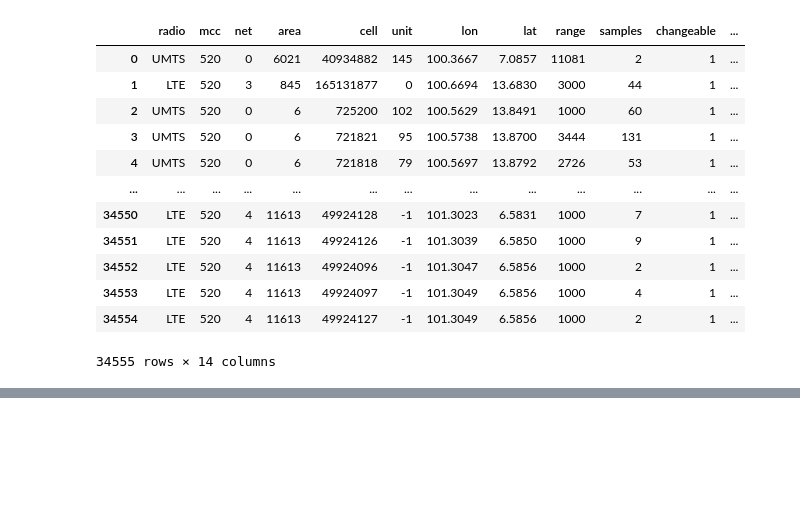
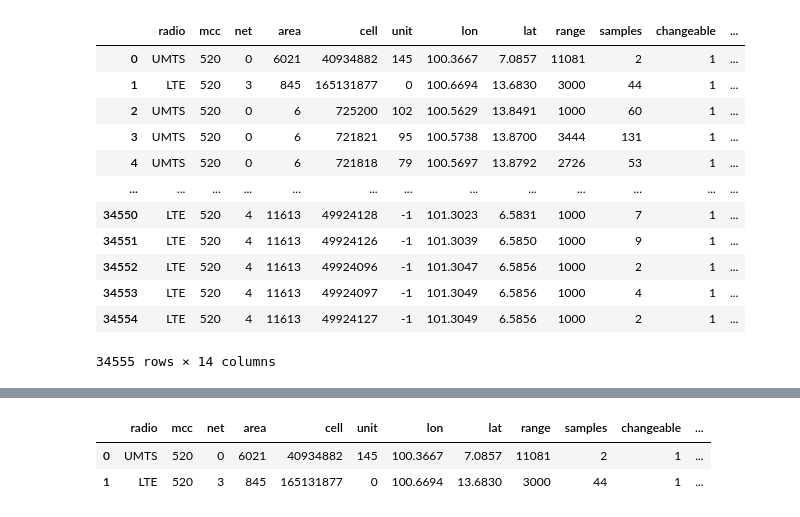
Before and after one commit to deynabaevax/telecom-market, a Jupyter notebook: file-names.ipynb, the cells around one changed output, grey strips where cells are left out. Cells and saved outputs as stored; diff of their text form; code cells hidden in the pictures; blank space fills up the shorter version.

Commit message:
change the format of the created and updated fields

```diff
--- a/file-names.ipynb
+++ b/file-names.ipynb
@@ -42,3 +42,7 @@ df
 | 34553 | LTE | 520 | 4 | 11613 | 49924097 | -1 | 101.3049 | 6.5856 | 1000 | 4 | 1 | ... |
 | 34554 | LTE | 520 | 4 | 11613 | 49924127 | -1 | 101.3049 | 6.5856 | 1000 | 2 | 1 | ... |
 34555 rows × 14 columns
+# %%
+# Convert timestamp fields to datetime
+df['created_utc'] = pd.to_datetime(df['created'], unit='s', utc=True)
+df['updated_utc'] = pd.to_datetime(df['updated'], unit='s', utc=True)
@@ -44,0 +65,3 @@ df
+# %%
+df['created_date'] = pd.to_datetime(df['created'], unit='s', utc=True).dt.date
+df['updated_date'] = pd.to_datetime(df['updated'], unit='s', utc=True).dt.date
@@ -44,0 +84,8 @@ df
+# %%
+df_cleaned = df.drop(['created', 'updated'], axis=1).copy()
+# %%
+df_cleaned.head(2)
+# %% [output]
+|  | radio | mcc | net | area | cell | unit | lon | lat | range | samples | changeable | ... |
+| 0 | UMTS | 520 | 0 | 6021 | 40934882 | 145 | 100.3667 | 7.0857 | 11081 | 2 | 1 | ... |
+| 1 | LTE | 520 | 3 | 845 | 165131877 | 0 | 100.6694 | 13.6830 | 3000 | 44 | 1 | ... |
```
Also changed, not shown: parts of 2 cells of this notebook.
